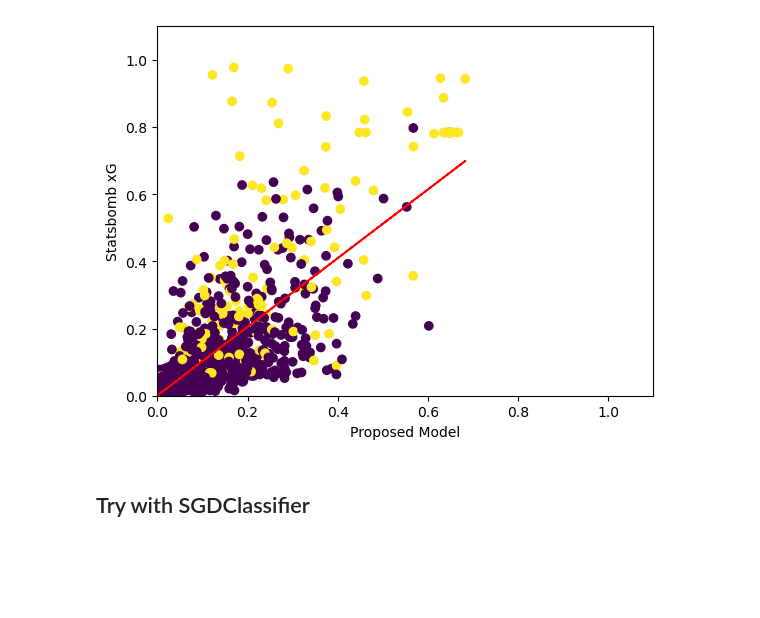
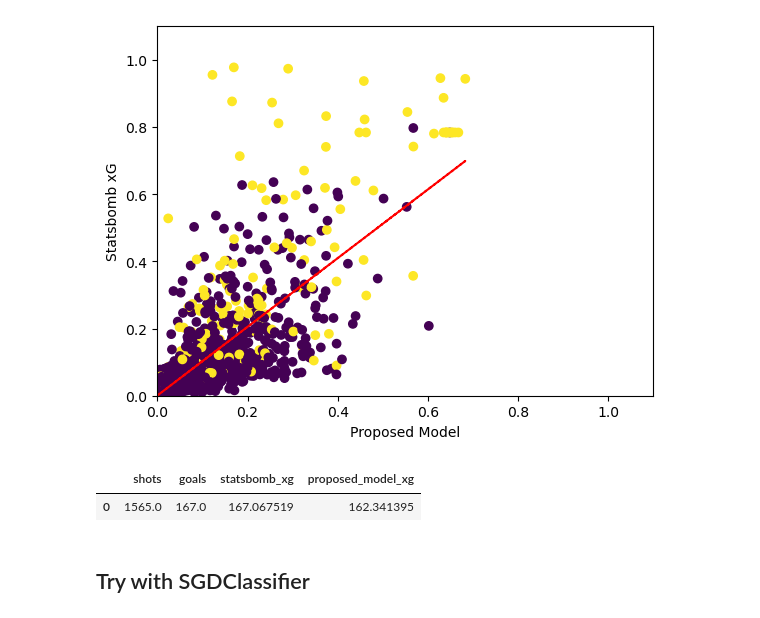
Before and after one commit to SenOhen/xg-analysis, a Jupyter notebook: xg_analysis-Bundesliga.ipynb, the cells around one changed output. Cells and saved outputs as stored; diff of their text form; code cells hidden in the pictures; blank space fills up the shorter version.

```diff
--- a/xg_analysis-Bundesliga.ipynb
+++ b/xg_analysis-Bundesliga.ipynb
@@ -391,6 +391,18 @@ plot_comparison(proposed_model, "Proposed Model", SBModel, 'Statsbomb xG', shot_
 y=1.02x+0.00
 $R^2$= 0.21546024293887145
 [figure]
+# %%
+model_summary = pd.DataFrame(columns = ['shots', 'goals', 'statsbomb_xg', 'proposed_model_xg'])
+shots = len(test_y_df[target_attr])
+goals = test_y_df[target_attr].value_counts()[1]
+statsbomb_xg = sum(test_cap_x_df['shot_statsbomb_xg'])
+proposed_model_xg = sum(test_predictions[:,1])
+new_row = pd.Series({'shots': shots, 'goals': goals, 'statsbomb_xg': statsbomb_xg, 'proposed_model_xg': proposed_model_xg})
+model_summary.loc[len(model_summary)]=new_row
+model_summary
+# %% [output]
+|  | shots | goals | statsbomb_xg | proposed_model_xg |
+| 0 | 1565.0 | 167.0 | 167.067519 | 162.341395 |
 # %% [markdown]
 ## Try with SGDClassifier
 # %%
```
Also changed, not shown: parts of 4 cells of this notebook, 3 other files.
